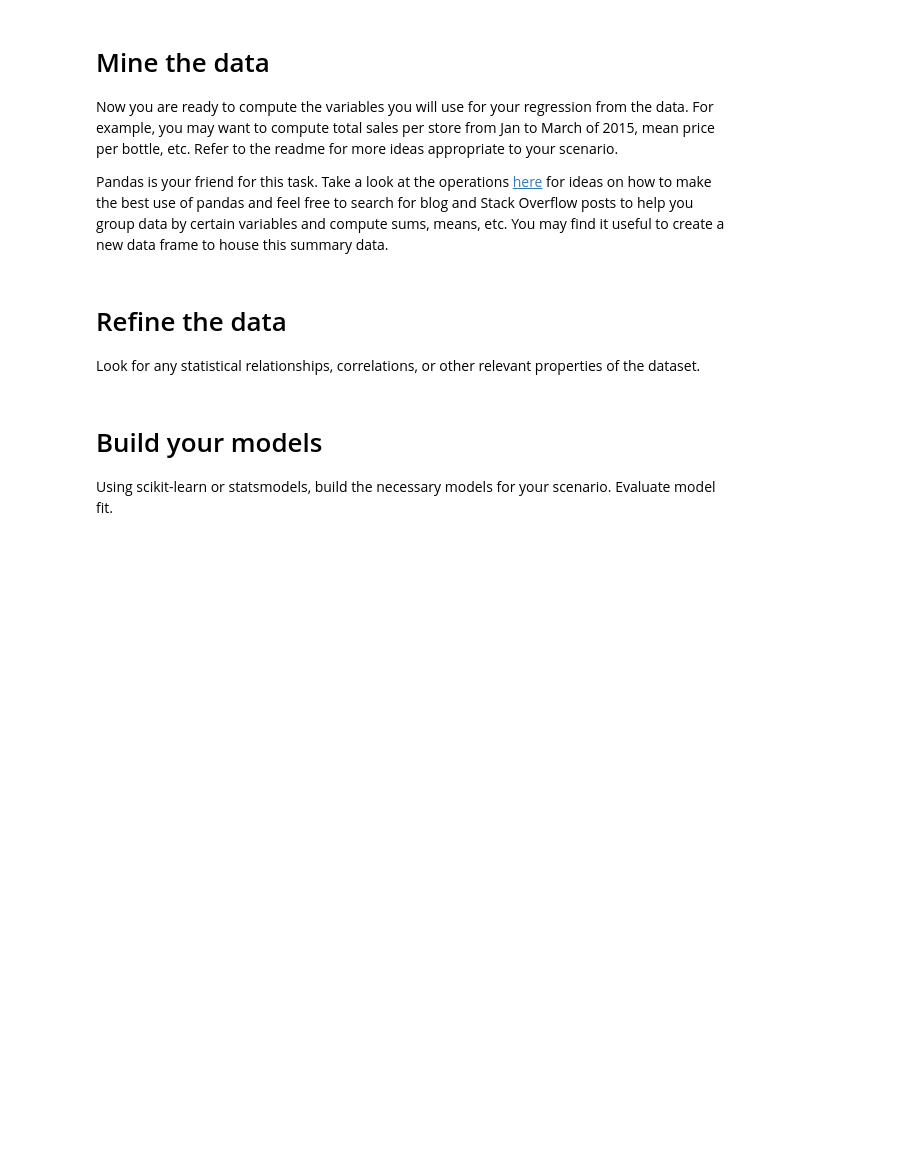
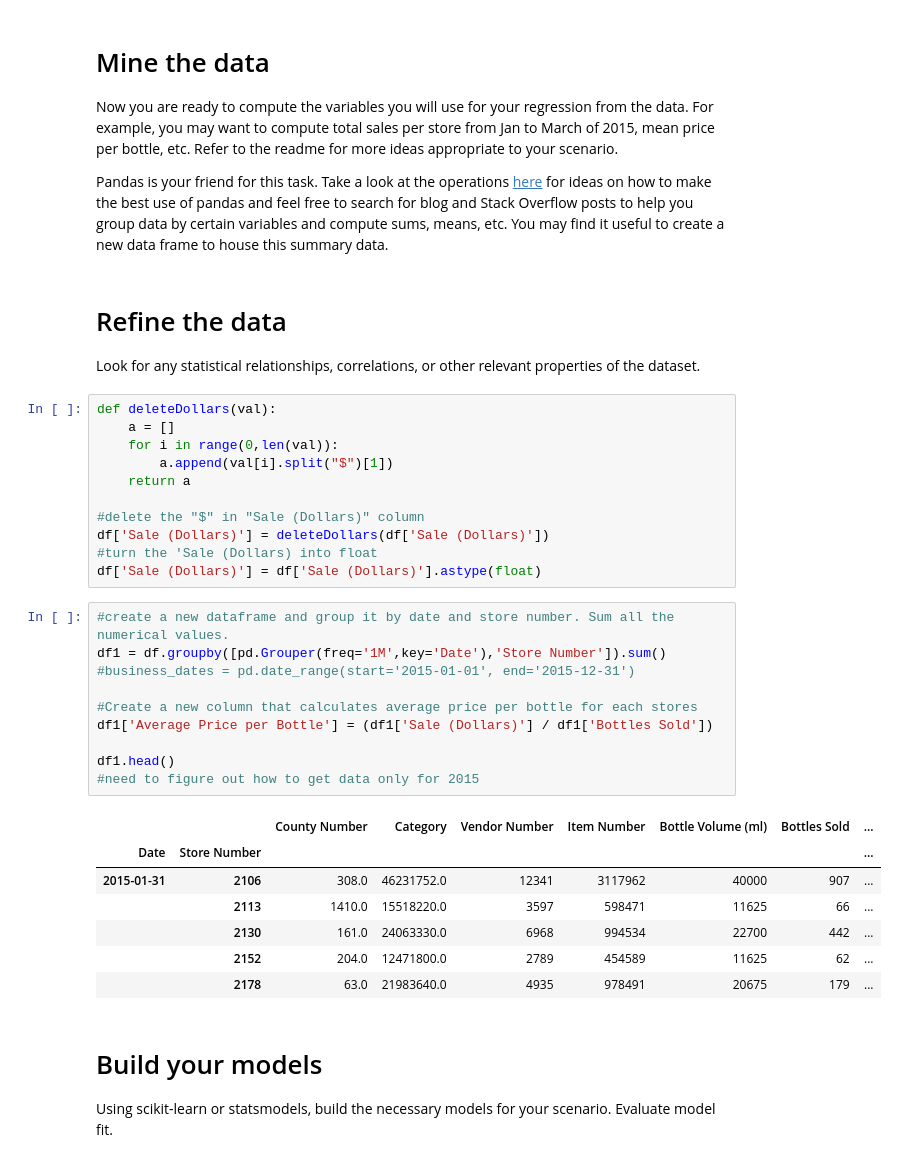
Before and after one commit to sanglee1214/Pandas, a Jupyter notebook: Project/Project 3/notebooks/Project 3 Starter Code.ipynb, the cells around one changed output. Cells and saved outputs as stored; diff of their text form; blank space fills up the shorter version.

```diff
--- a/Project/Project 3/notebooks/Project 3 Starter Code.ipynb
+++ b/Project/Project 3/notebooks/Project 3 Starter Code.ipynb
@@ -71,6 +75,35 @@ Pandas is your friend for this task. Take a look at the operations [here](http:/
 # %% [markdown]
 # Refine the data
 Look for any statistical relationships, correlations, or other relevant properties of the dataset.
+# %%
+def deleteDollars(val):
+    a = []
+    for i in range(0,len(val)):
+        a.append(val[i].split("$")[1])
+    return a
+
+#delete the "$" in "Sale (Dollars)" column
+df['Sale (Dollars)'] = deleteDollars(df['Sale (Dollars)'])
+#turn the 'Sale (Dollars) into float
+df['Sale (Dollars)'] = df['Sale (Dollars)'].astype(float)
+# %%
+#create a new dataframe and group it by date and store number. Sum all the numerical values.
+df1 = df.groupby([pd.Grouper(freq='1M',key='Date'),'Store Number']).sum()
+#business_dates = pd.date_range(start='2015-01-01', end='2015-12-31')
+
+#Create a new column that calculates average price per bottle for each stores
+df1['Average Price per Bottle'] = (df1['Sale (Dollars)'] / df1['Bottles Sold'])
+
+df1.head()
+#need to figure out how to get data only for 2015
+# %% [output]
+|  |  | County Number | Category | Vendor Number | Item Number | Bottle Volume (ml) | Bottles Sold | ... |
+| Date | Store Number |  |  |  |  |  |  | ... |
+| 2015-01-31 | 2106 | 308.0 | 46231752.0 | 12341 | 3117962 | 40000 | 907 | ... |
+|  | 2113 | 1410.0 | 15518220.0 | 3597 | 598471 | 11625 | 66 | ... |
+|  | 2130 | 161.0 | 24063330.0 | 6968 | 994534 | 22700 | 442 | ... |
+|  | 2152 | 204.0 | 12471800.0 | 2789 | 454589 | 11625 | 62 | ... |
+|  | 2178 | 63.0 | 21983640.0 | 4935 | 978491 | 20675 | 179 | ... |
 # %% [markdown]
 # Build your models
 
```
Also changed, not shown: parts of 2 cells of this notebook, 9 other files.
